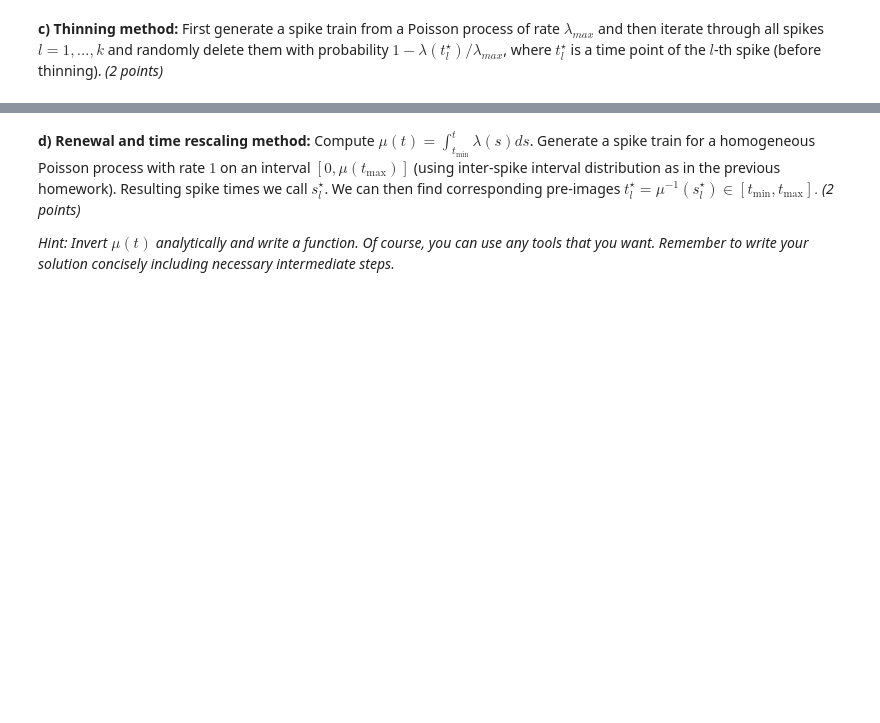
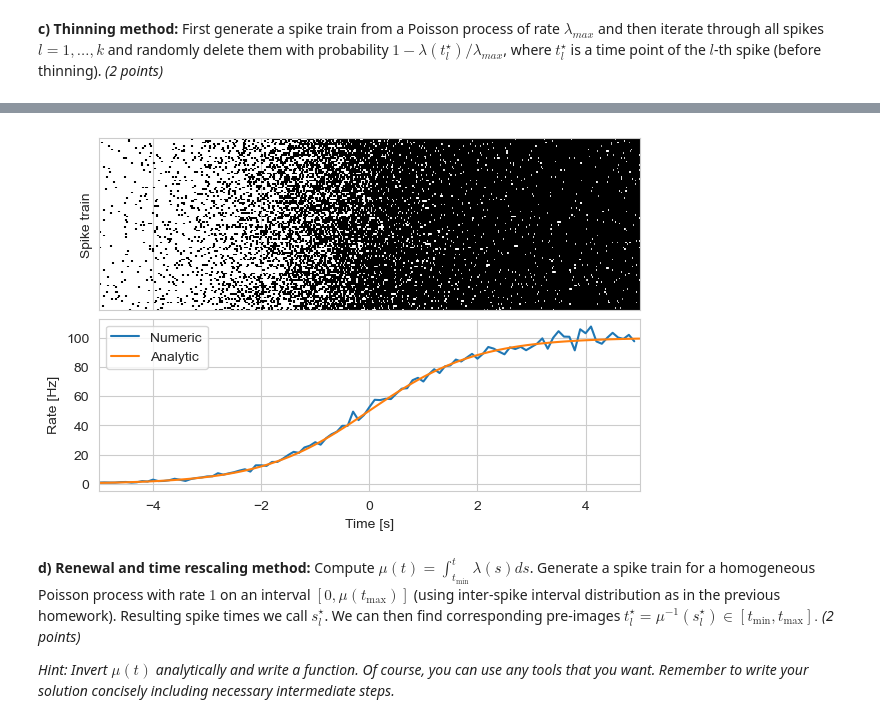
Before and after one commit to kerseviciute/neural-coding, a Jupyter notebook: 2024_Neural_coding_Homework2.ipynb, the cells around one changed output, grey strips where cells are left out. Drawn from its saved outputs; the diff is of its cells as text; code cells hidden in the pictures; blank space fills up the shorter version.

```diff
--- a/2024_Neural_coding_Homework2.ipynb
+++ b/2024_Neural_coding_Homework2.ipynb
@@ -181,6 +185,16 @@ for i, m in enumerate(ms):
 [figure]
 # %% [markdown]
 __c) Thinning method:__ First generate a spike train from a Poisson process of rate $\lambda_{max}$ and then iterate through all spikes $l = 1, \ldots, k$ and randomly delete them with probability $1 - \lambda(t^\star_l) /\lambda_{max}$, where $t^\star_l$ is a time point of the $l$-th spike (before thinning). _(2 points)_
+# %%
+def single_poisson_spike_train(tau, t_min, t_max):
+    t = [t_min + np.random.exponential(tau)]
+    delta_t = np.random.exponential(tau)
+
+    while t[-1] + delta_t < t_max:
+        t.append(t[-1] + delta_t)
+        delta_t = np.random.exponential(tau)
+
+    return t
 # %%
 def poisson_spike_train(tau, t_min, t_max, n_trials):
-    return
+    return [single_poisson_spike_train(tau = tau, t_min = t_min, t_max = t_max) for _ in range(n_trials)]
@@ -193,3 +201,29 @@ def poisson_spike_train(tau, t_min, t_max, n_trials):
+# %%
+def thin_spikes(spike_train, rate_max):
+    keep = np.array([ np.random.rand() > 1 - rate(spike, rate_max) / rate_max for spike in spike_train ])
+    indices = np.where(keep == True)[0]
+
+    return np.array(spike_train)[ indices.astype(int) ]
+# %%
+spike_trains = poisson_spike_train(tau = 1 / rate_max, t_min = t_min, t_max = t_max, n_trials = n_trials)
+thinned_spikes = [ thin_spikes(spike_train, rate_max = rate_max) for spike_train in spike_trains ]
+
+numeric_rate = numeric_approximation(bins = bins_count, spike_trains = thinned_spikes)
+# %%
+fig, axs = plt.subplots(ncols = 1, nrows = 2, figsize = (6, 4), sharex = True, constrained_layout = True)
+
+raster(thinned_spikes, t_min = t_min, t_max = t_max, ax = axs[0])
+axs[0].set_xlabel("")
+
+axs[1].plot(bins_count[:-1], numeric_rate, label = "Numeric")
+axs[1].plot(bins_count, analytical_rate, label = "Analytic")
+axs[1].legend()
+axs[1].set_xlabel("Time [s]")
+axs[1].set_ylabel("Rate [Hz]")
+
+plt.show()
+# %% [output]
+[figure, added]
 # %% [markdown]
 __d) Renewal and time rescaling method:__ Compute $\mu(t) = \int_{t_\min}^t \lambda(s) ds$. Generate a spike train for a homogeneous Poisson process with rate $1$ on an interval $[0,\mu(t_\max)]$ (using inter-spike interval distribution as in the previous homework). Resulting spike times we call $s_l^\star$. We can then find corresponding pre-images $t_l^\star = \mu^{-1}(s_l^\star) \in [t_\min,t_\max].$ _(2 points)_
 
```
Also changed, not shown: parts of 8 cells of this notebook.
